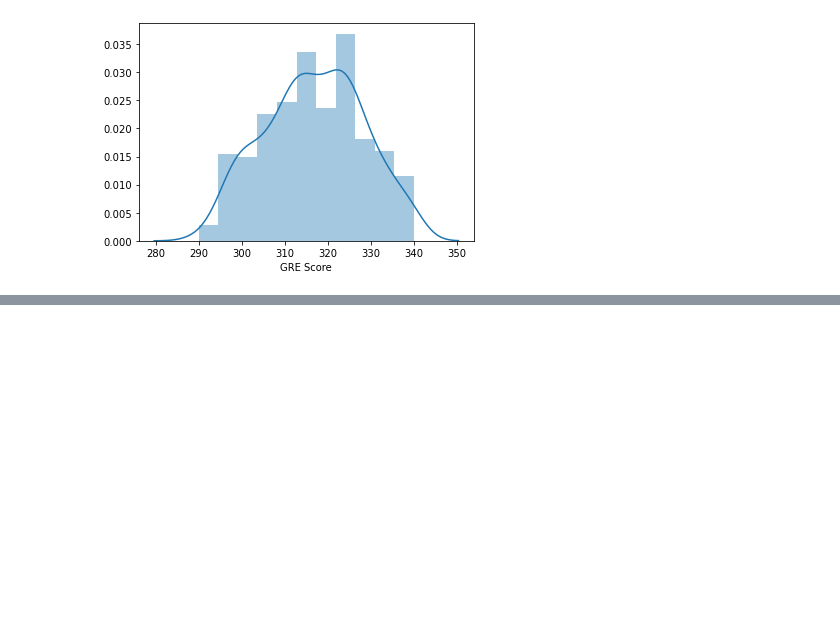
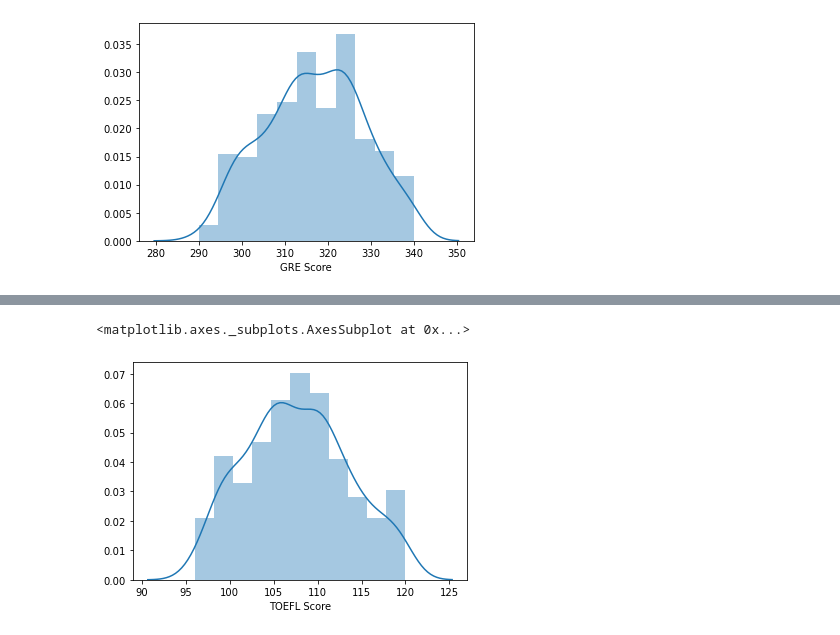
Before and after one commit to JasbirCodeSpace/PyTorch-Practice, a Jupyter notebook: Week 1 Practice/linear_regression_tasks/graduate_admission.ipynb, the cells around one changed output, grey strips where cells are left out. Saved outputs shown, nothing was run; the diff lists cells and outputs as text; code cells hidden in the pictures; blank space fills up the shorter version.

```diff
--- a/Week 1 Practice/linear_regression_tasks/graduate_admission.ipynb
+++ b/Week 1 Practice/linear_regression_tasks/graduate_admission.ipynb
@@ -89,0 +103,4 @@ sns.distplot(data_1['GRE Score'])
+# %%
+q = data_1['TOEFL Score'].quantile(0.01)
+data_2 = data_1[data_1['TOEFL Score'] > q]
+data_2.describe(include='all')
@@ -89,0 +117,5 @@ sns.distplot(data_1['GRE Score'])
+# %%
+sns.distplot(data_2['TOEFL Score'])
+# %% [output]
+<matplotlib.axes._subplots.AxesSubplot at 0x...>
+[figure, added]
```
Also changed, not shown: parts of 41 cells of this notebook.
